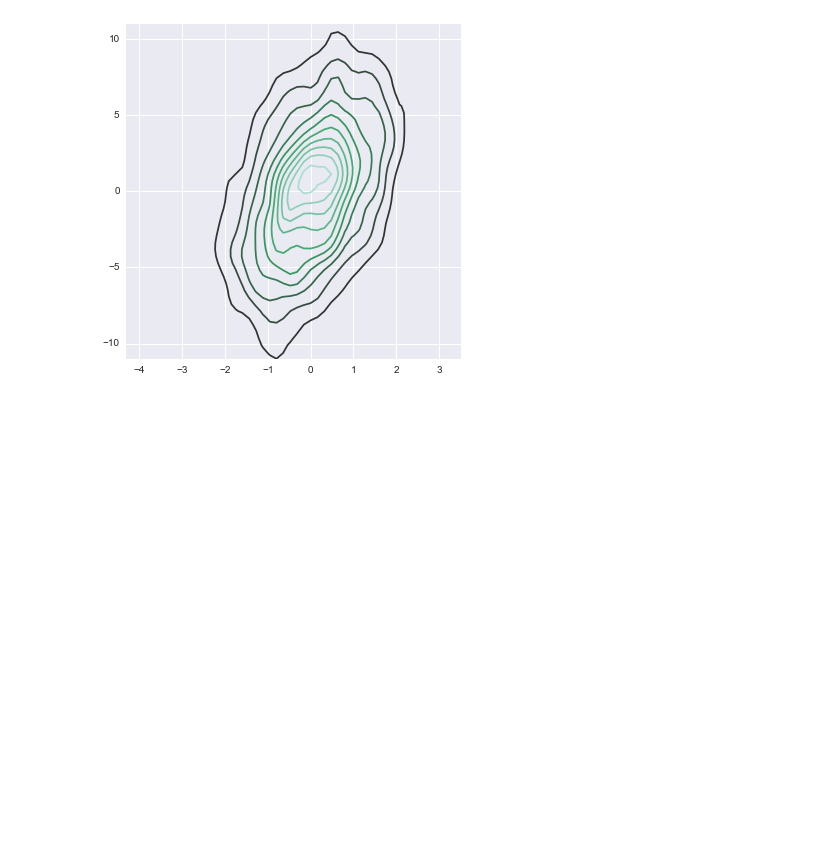
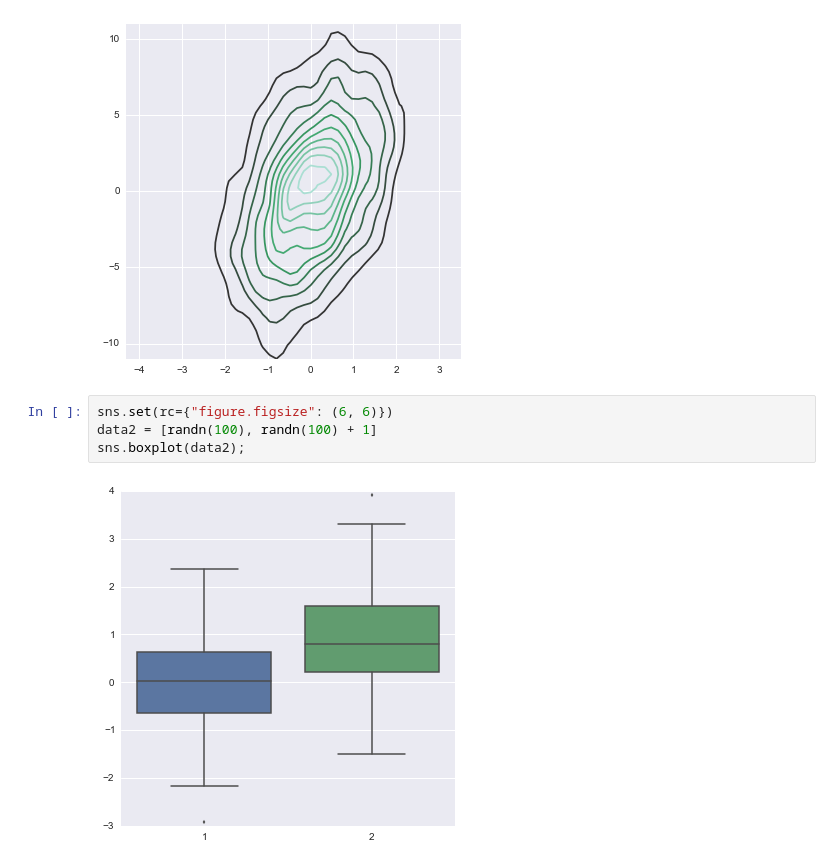
Before and after one commit to tarmstro/mvbop, a Jupyter notebook: seaborn_tutorial.ipynb, the cells around one changed output. Drawn from its saved outputs; the diff is of its cells as text; blank space fills up the shorter version.

```diff
--- a/seaborn_tutorial.ipynb
+++ b/seaborn_tutorial.ipynb
@@ -240,3 +240,9 @@ with sns.axes_style("white"):
 sns.kdeplot(data, bw="silverman", gridsize=50, cut=2, clip=(-11, 11), cmap="BuGn_d");
 # %% [output]
 [figure]
+# %%
+sns.set(rc={"figure.figsize": (6, 6)})
+data2 = [randn(100), randn(100) + 1]
+sns.boxplot(data2);
+# %% [output]
+[figure, added]
```
Also changed, not shown: parts of 6 cells of this notebook.
